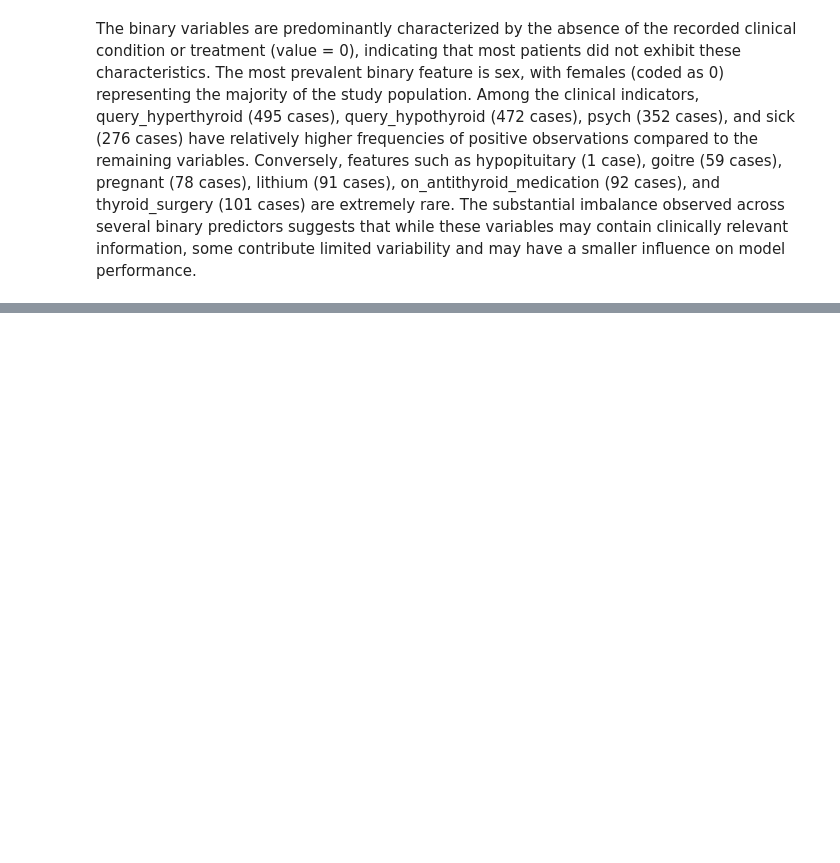
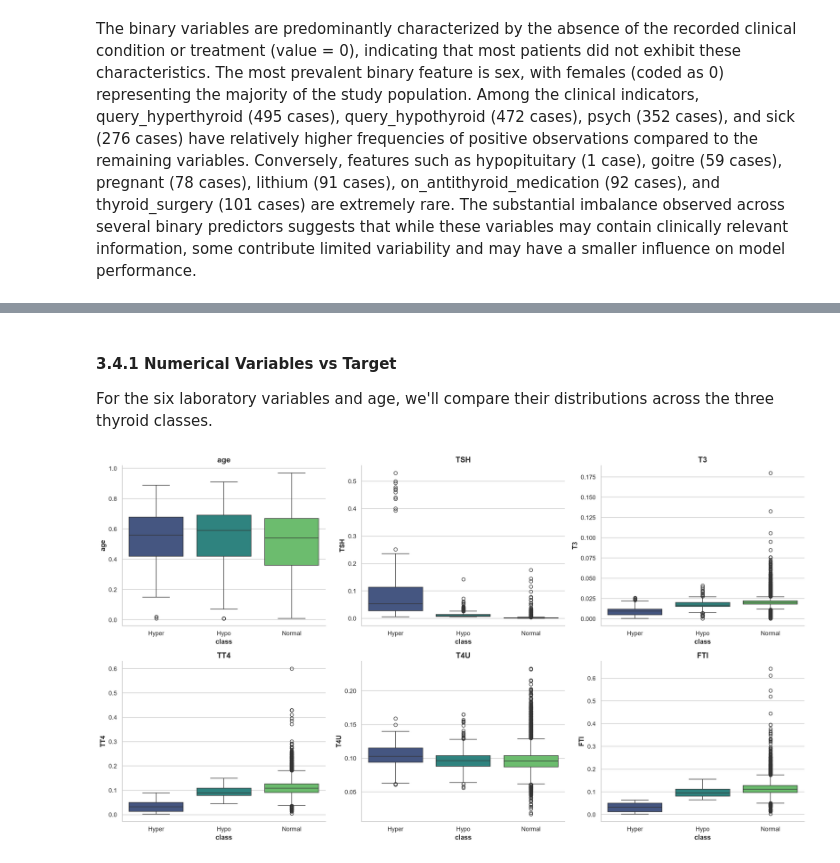
Before and after one commit to byegond-beep/Multi-class-Thyroid-Disease-Classification, a Jupyter notebook: notebook.ipynb, the cells around one changed output, grey strips where cells are left out. Cells and saved outputs as stored; diff of their text form; code cells hidden in the pictures; blank space fills up the shorter version.

```diff
--- a/notebook.ipynb
+++ b/notebook.ipynb
@@ -752,0 +757,30 @@ The binary variables are predominantly characterized by the absence of the recor
+# %% [markdown]
+#### 3.4.1 Numerical Variables vs Target
+For the six laboratory variables and age, we'll compare their distributions across the three thyroid classes.
+# %%
+numerical_features = ["age", "TSH", "T3", "TT4", "T4U", "FTI"]
+
+fig, axes = plt.subplots(2, 3, figsize=(18, 10))
+
+for ax, feature in zip(axes.flatten(), numerical_features):
+
+    sns.boxplot(
+        data=df,
+        x="class",
+        y=feature,
+        palette="viridis",
+        ax=ax
+    )
+
+    ax.set_xticklabels([
+        "Hyper",
+        "Hypo",
+        "Normal"
+    ])
+
+    ax.set_title(feature)
+
+plt.tight_layout()
+plt.show()
+# %% [output]
+[figure, added]
```
Also changed, not shown: parts of 12 cells of this notebook.
